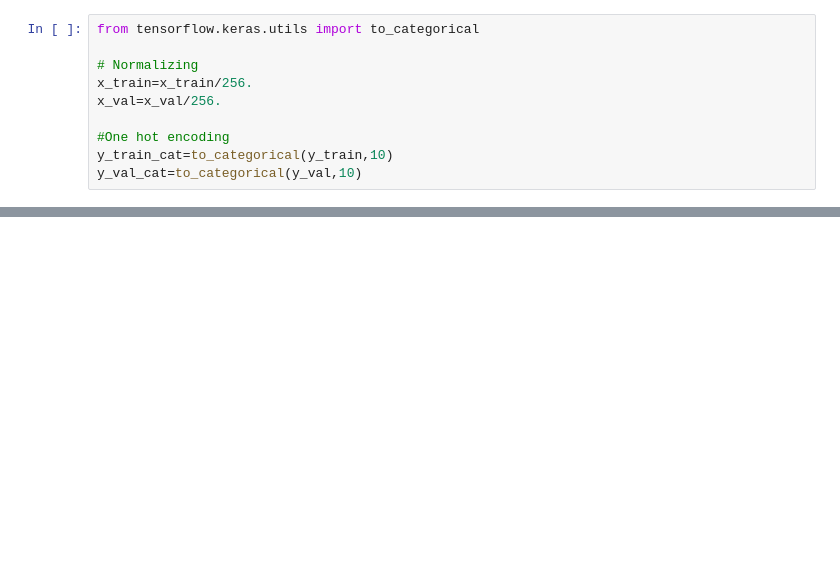
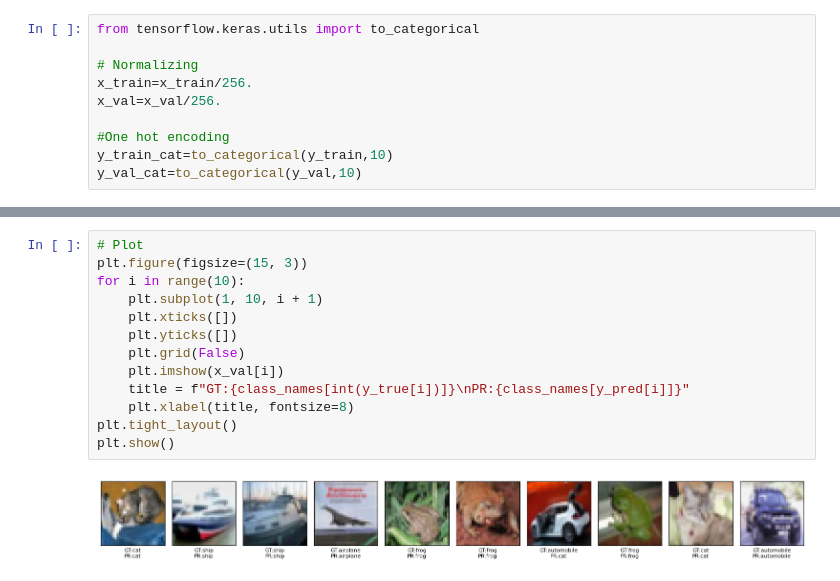
Before and after one commit to vic9112/FPGA_Challenge2025_Qualifying_Round_Challenge, a Jupyter notebook: End_to_end_examples/imageclassifiaction-qat-hls4ml-end-to-end-example.ipynb, the cells around one changed output, grey strips where cells are left out. Cells and saved outputs as stored; diff of their text form; blank space fills up the shorter version.

```diff
--- a/End_to_end_examples/imageclassifiaction-qat-hls4ml-end-to-end-example.ipynb
+++ b/End_to_end_examples/imageclassifiaction-qat-hls4ml-end-to-end-example.ipynb
@@ -153,0 +210,15 @@ Submission file saved: submission_v1.csv
+# %%
+# Plot
+plt.figure(figsize=(15, 3))
+for i in range(10):
+    plt.subplot(1, 10, i + 1)
+    plt.xticks([])
+    plt.yticks([])
+    plt.grid(False)
+    plt.imshow(x_val[i])
+    title = f"GT:{class_names[int(y_true[i])]}\nPR:{class_names[y_pred[i]]}"
+    plt.xlabel(title, fontsize=8)
+plt.tight_layout()
+plt.show()
+# %% [output]
+[figure, added]
```
Also changed, not shown: parts of 50 cells of this notebook.
